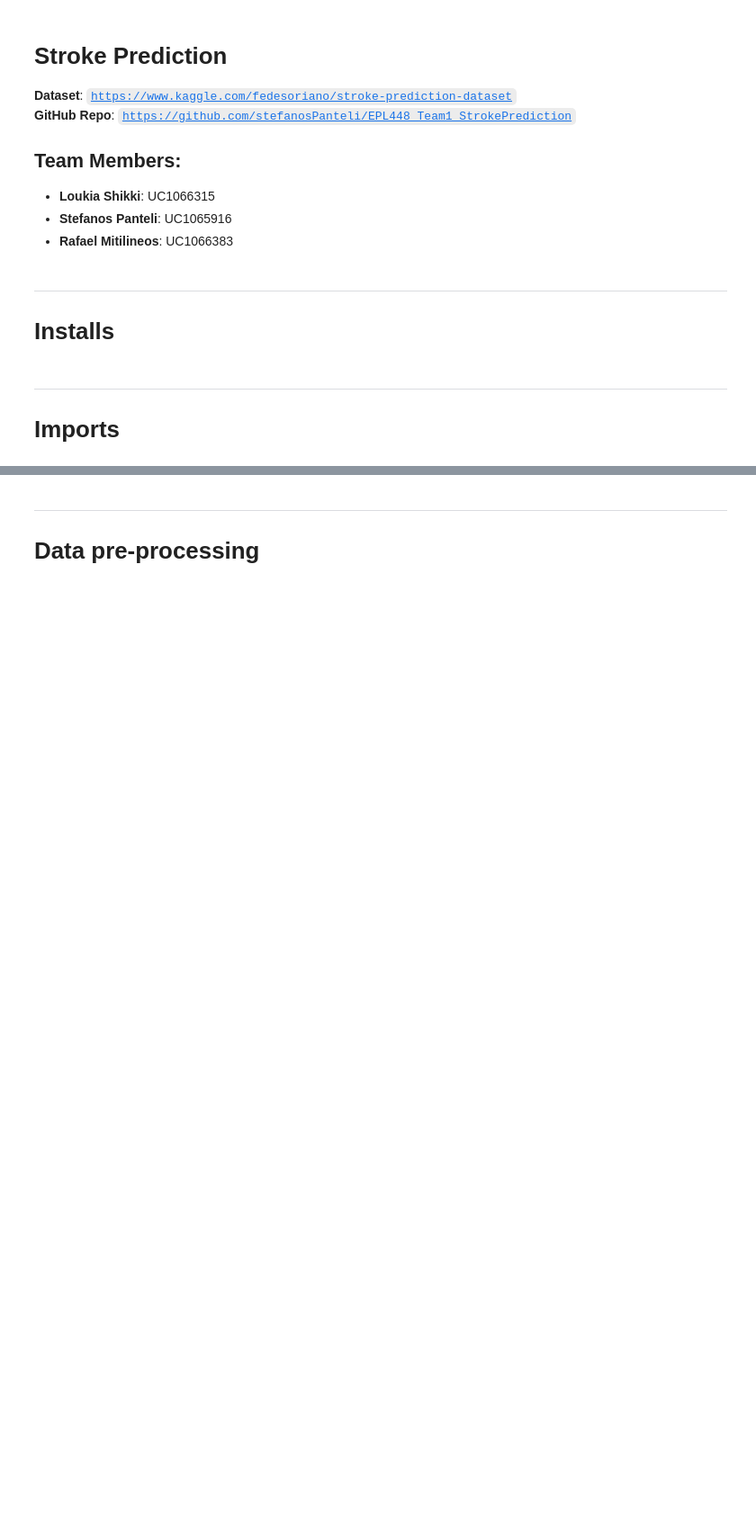
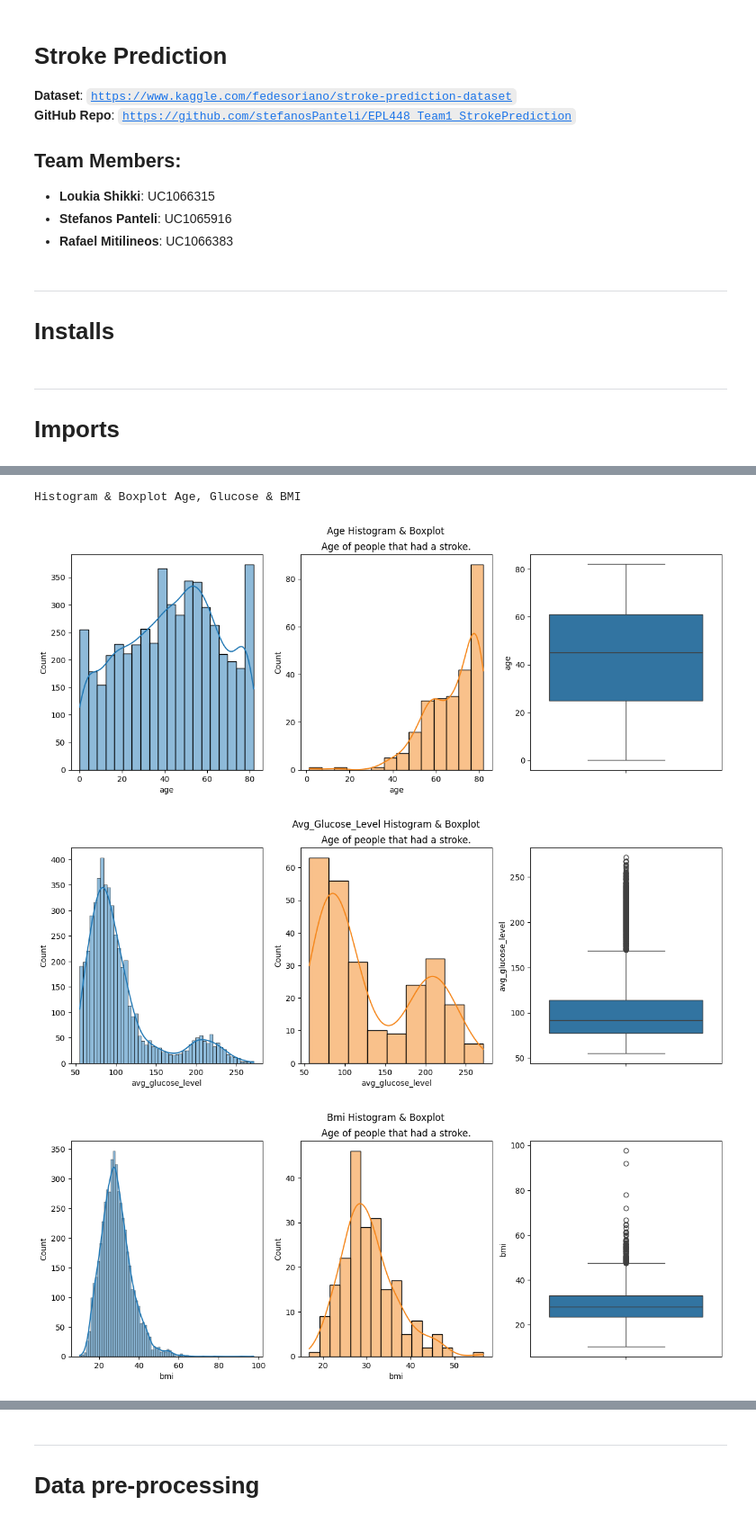
Before and after one commit to stefanosPanteli/EPL448_Team1_StrokePrediction, a Jupyter notebook: project.ipynb, the cells around one changed output, grey strips where cells are left out. Shown at 90% size. Cells and saved outputs as stored; diff of their text form; code cells hidden in the pictures; blank space fills up the shorter version.

Commit message:
added a lot of plots

```diff
--- a/project.ipynb
+++ b/project.ipynb
@@ -119,0 +138,22 @@ df.describe(include="all").T
+# %%
+def plot_hist_and_boxplot(df: pd.DataFrame, stroke_df: pd.DataFrame, col: str) -> None:
+    plt.figure(figsize= (15, 5))
+    plt.suptitle(f'{col.title()} Histogram & Boxplot')
+    plt.subplot(131)
+    sns.histplot(data= df, x= col, kde= True)
+    plt.subplot(132)
+    sns.histplot(data= stroke_df, x= col, kde= True, color= '#F58518')
+    plt.title('Age of people that had a stroke.')
+    plt.subplot(133)
+    sns.boxplot(data= df, y= col)
+    plt.show()
+
+nicely_print('Histogram & Boxplot', 'Age, Glucose & BMI')
+
+for col in ['age', 'avg_glucose_level', 'bmi']:
+    plot_hist_and_boxplot(df[[col]], df[ df['stroke'] == 1][[col]], col)
+# %% [output]
+Histogram & Boxplot Age, Glucose & BMI
+[figure, added]
+[figure, added]
+[figure, added]
```
Also changed, not shown: parts of 39 cells of this notebook.
